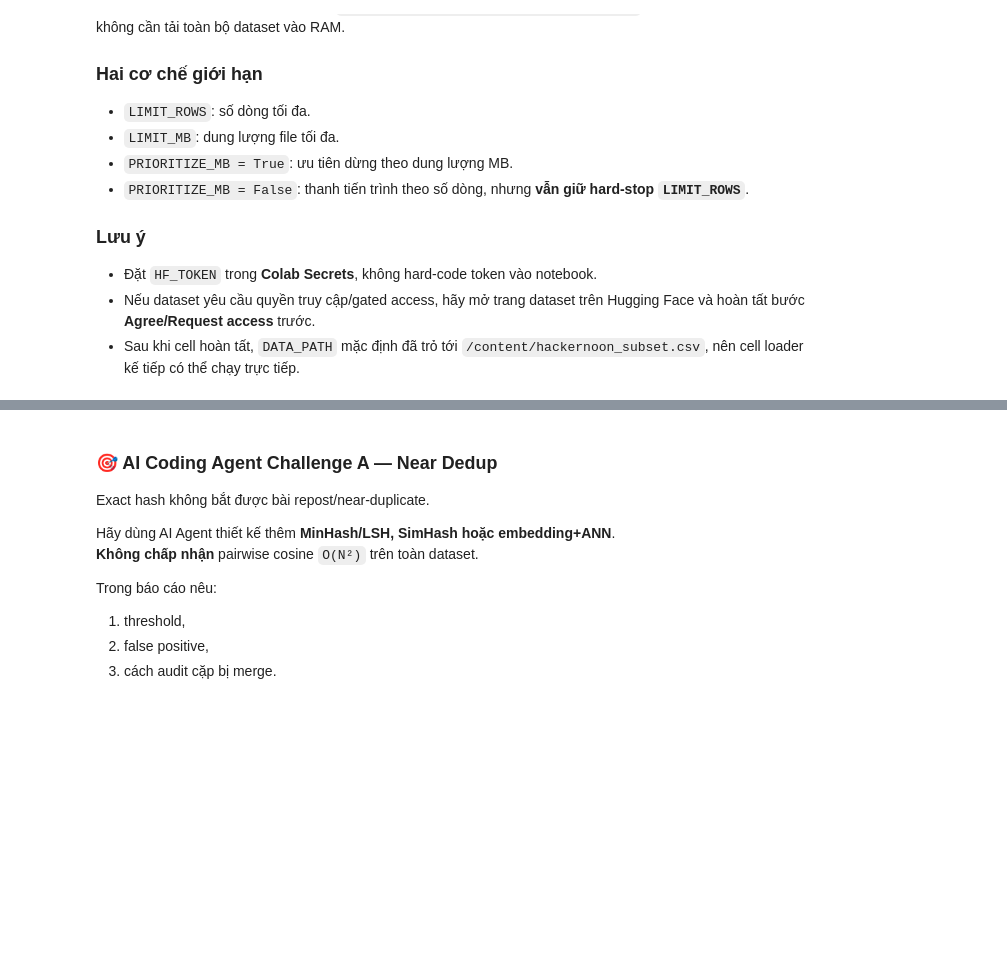
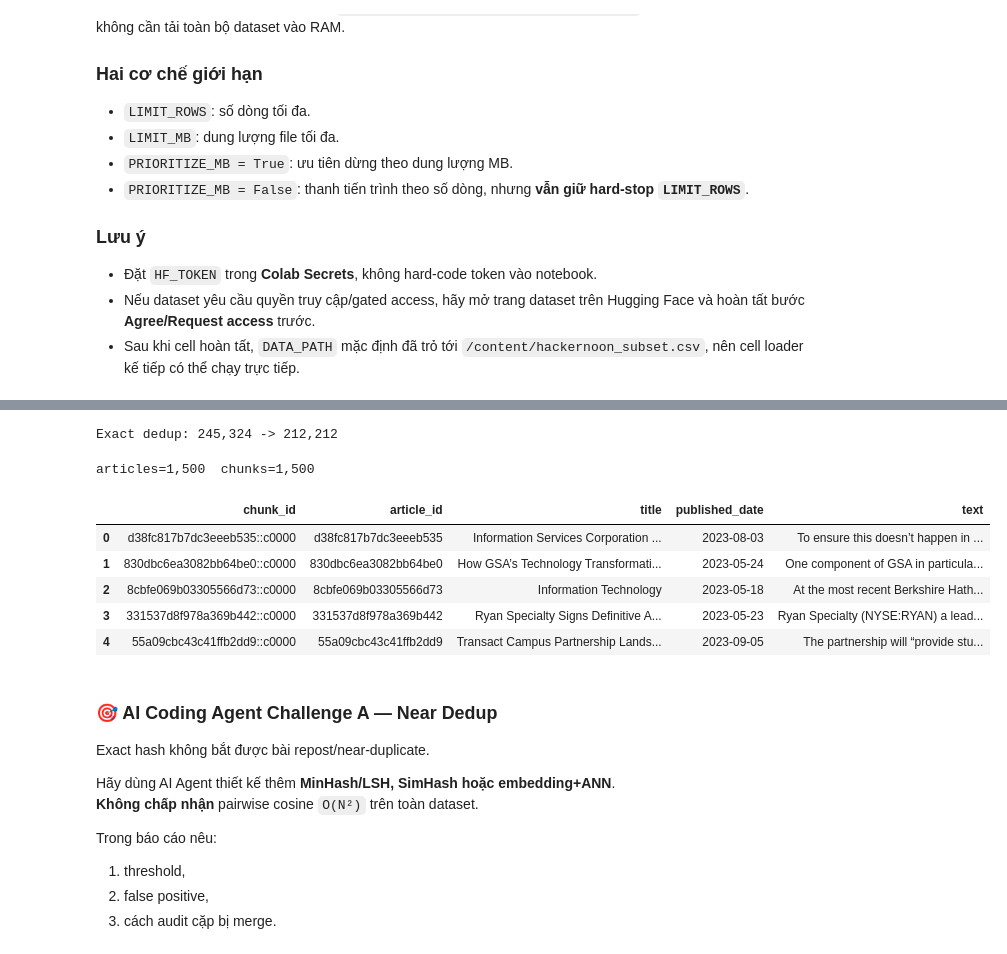
Before and after one commit to ThaiTu2602/K4-Track3-Lab19-GraphRAG_2A202601504, a Jupyter notebook: Day19_GraphRAG_vs_FlatRAG_Production_Lab_Guide.ipynb, the cells around one changed output, grey strips where cells are left out. Saved outputs shown, nothing was run; the diff lists cells and outputs as text; code cells hidden in the pictures; blank space fills up the shorter version.

```diff
--- a/Day19_GraphRAG_vs_FlatRAG_Production_Lab_Guide.ipynb
+++ b/Day19_GraphRAG_vs_FlatRAG_Production_Lab_Guide.ipynb
@@ -100,5 +96,4 @@ print("Tim thay ASSIGNMENT.md:", Path("ASSIGNMENT.md").exists())
 # %%
-#@title 1.2 — Imports & config
 import os, re, json, time, random, hashlib, unicodedata
 from pathlib import Path
 from collections import defaultdict, Counter, deque
@@ -108,6 +103,9 @@ import numpy as np
 import pandas as pd
 from tqdm.auto import tqdm
 from neo4j import GraphDatabase
+
+
+
 from sentence_transformers import SentenceTransformer
 import faiss
 
@@ -170,22 +168,16 @@ print(".env :", _DOTENV)
 
 DATA_PATH   = str(REPO / "data" / "hackernoon_subset.csv")
 GOLDEN_PATH = str(REPO / "data" / "golden_dataset.csv")
-GOLDEN_DETAILED_PATH = str(REPO / "data" / "graphrag_golden_50_first5000_detailed.csv")
 OUTPUTS_DIR = REPO / "outputs"
 REPORTS_DIR = REPO / "reports"
-
-# Golden dataset chi neo vao 5000 dong dau cua hackernoon_subset.csv (pandas index 0-4999).
-# Bo qua random-sample LAB_MAX_ARTICLES: lay dung 5000 dong dau, khong random,
-# de khong lam mat cac dong ma golden dataset can lam evidence.
-GOLDEN_SCOPE_ROWS = 5000
-LAB_MAX_ARTICLES = None
-LAB_MAX_CHUNKS = 5000
+LAB_MAX_ARTICLES = 1500
+LAB_MAX_CHUNKS = 3000
 EXTRACTION_MAX_CHUNKS = 400
 CHUNK_WORDS = 220
 CHUNK_OVERLAP_WORDS = 40
 
 # Nghi giua cac batch LLM de tranh rate-limit Groq free tier (~30 RPM).
-LLM_BATCH_SLEEP = 2.0
+LLM_BATCH_SLEEP = 8.0
 
 _secrets = {
     "NEO4J_URI": NEO4J_URI,
@@ -202,0 +204,10 @@ assert all(_secrets.values()), "Thieu secret. Kiem tra .env hoac Colab Secrets t
+# %%
+try:
+    obj, usage = groq_json(
+        "Return strict JSON only.",
+        'Return {"status": "ok"}'
+    )
+    print("THANH CONG:", obj)
+    print("USAGE:", usage)
+except Exception as e:
+    print("LOI THUC SU:", repr(e))
@@ -429,19 +453,12 @@ def load_news(path):
     raise ValueError(f"Unsupported: {path.suffix}")
 
 def standardize_news(raw):
-    # Golden dataset (graphrag_golden_50_first5000*.csv) chi tham chieu 5000 dong dau
-    # cua hackernoon_subset.csv (pandas index 0-4999). Cat dung pham vi nay TRUOC khi loc/dedup,
-    # va giu lai raw_row_id de doi chieu voi evidence_row_ids_0based cua golden dataset.
-    raw = raw.head(GOLDEN_SCOPE_ROWS).reset_index(drop=True).copy()
-    raw["_raw_row_id"] = raw.index
-
     text_col = pick_col(raw, ["text", "content", "article", "body", "story", "description"])
     title_col = pick_col(raw, ["title", "headline"], required=False)
     date_col = pick_col(raw, ["published_date", "date", "published_at", "created_at"], required=False)
     id_col = pick_col(raw, ["id", "article_id", "story_id", "uuid"], required=False)
 
     df = pd.DataFrame()
-    df["raw_row_id"] = raw["_raw_row_id"]
     df["text"] = raw[text_col].fillna("").map(norm_space)
     df["title"] = raw[title_col].fillna("").map(norm_space) if title_col else ""
 
@@ -468,10 +485,8 @@ def standardize_news(raw):
     ]
     before = len(df)
     df = df.drop_duplicates("dedup_key").drop(columns="dedup_key").reset_index(drop=True)
-    print(f"Exact dedup (pham vi {GOLDEN_SCOPE_ROWS} dong dau): {before:,} -> {len(df):,}")
+    print(f"Exact dedup: {before:,} -> {len(df):,}")
 
-    # Khong random-sample: LAB_MAX_ARTICLES=None trong config, tranh mat cac dong
-    # ma golden dataset can lam evidence.
     if LAB_MAX_ARTICLES and len(df) > LAB_MAX_ARTICLES:
         df = df.sample(LAB_MAX_ARTICLES, random_state=SEED).sort_index().reset_index(drop=True)
     return df
@@ -482,34 +497,42 @@ def chunk_text(text, size=220, overlap=40):
     out = []
     for start in range(0, len(words), step):
         part = words[start:start+size]
         if not part:
             break
         out.append(" ".join(part))
         if start + size >= len(words):
             break
     return out
 
 def build_chunks(news_df):
     rows = []
     for r in tqdm(news_df.itertuples(index=False), total=len(news_df), desc="Chunking"):
         for i, text in enumerate(chunk_text(r.text, CHUNK_WORDS, CHUNK_OVERLAP_WORDS)):
             rows.append({
                 "chunk_id": f"{r.article_id}::c{i:04d}",
                 "article_id": r.article_id,
-                "raw_row_id": r.raw_row_id,
                 "title": r.title,
                 "published_date": r.published_date,
                 "text": text,
             })
             if LAB_MAX_CHUNKS and len(rows) >= LAB_MAX_CHUNKS:
                 return pd.DataFrame(rows)
     return pd.DataFrame(rows)
 
 raw_df = load_news(DATA_PATH)
 news_df = standardize_news(raw_df)
 chunks_df = build_chunks(news_df)
 print(f"articles={len(news_df):,}  chunks={len(chunks_df):,}")
 display(chunks_df.head())
+# %% [output]
+Exact dedup: 245,324 -> 212,212
+articles=1,500  chunks=1,500
+|  | chunk_id | article_id | title | published_date | text |
+| 0 | d38fc817b7dc3eeeb535::c0000 | d38fc817b7dc3eeeb535 | Information Services Corporation ... | 2023-08-03 | To ensure this doesn’t happen in ... |
+| 1 | 830dbc6ea3082bb64be0::c0000 | 830dbc6ea3082bb64be0 | How GSA’s Technology Transformati... | 2023-05-24 | One component of GSA in particula... |
+| 2 | 8cbfe069b03305566d73::c0000 | 8cbfe069b03305566d73 | Information Technology | 2023-05-18 | At the most recent Berkshire Hath... |
+| 3 | 331537d8f978a369b442::c0000 | 331537d8f978a369b442 | Ryan Specialty Signs Definitive A... | 2023-05-23 | Ryan Specialty (NYSE:RYAN) a lead... |
+| 4 | 55a09cbc43c41ffb2dd9::c0000 | 55a09cbc43c41ffb2dd9 | Transact Campus Partnership Lands... | 2023-09-05 | The partnership will “provide stu... |
 # %% [markdown]
 ### 🎯 AI Coding Agent Challenge A — Near Dedup
 Exact hash không bắt được bài repost/near-duplicate.
```
Also changed, not shown: parts of 26 cells of this notebook.
